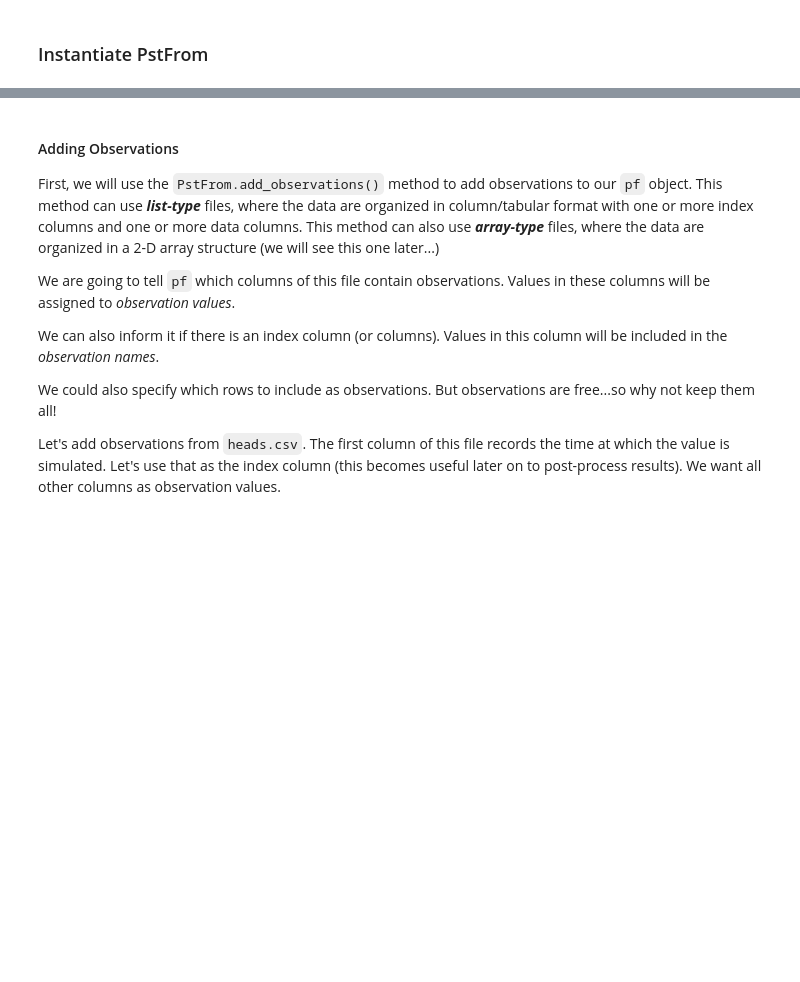
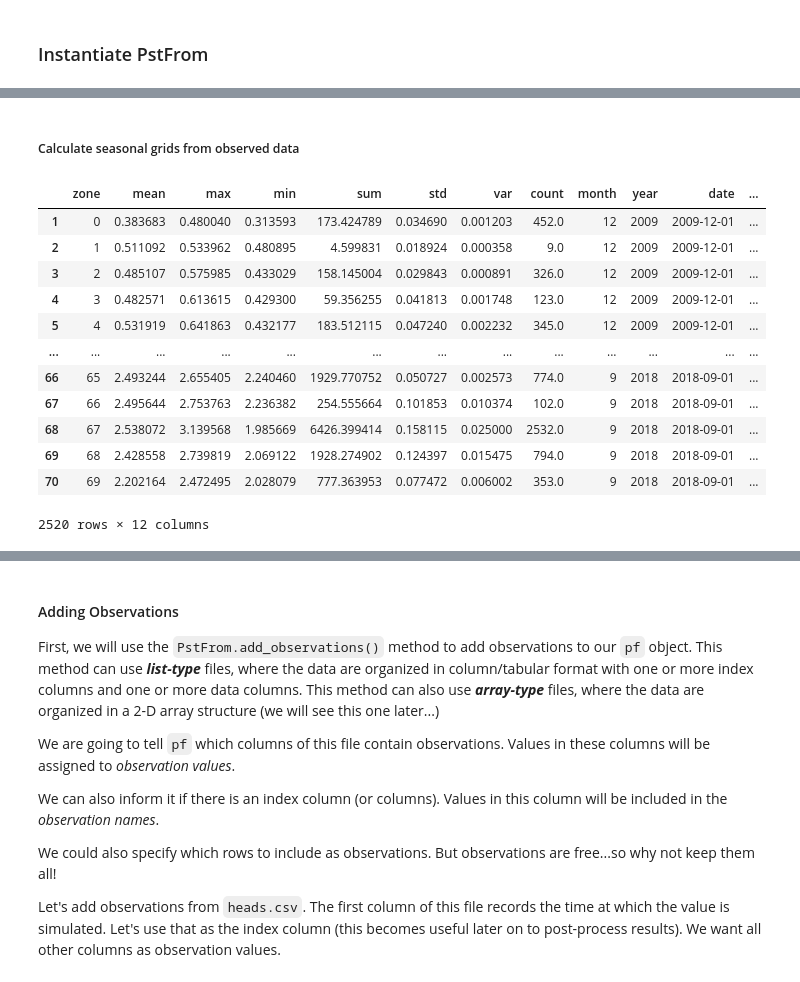
Before and after one commit to smwesten-usgs/swb2_pyemu_pest, a Jupyter notebook: pstfrom_pest_setup/swb_pstfrom_pest_setup.ipynb, the cells around one changed output, grey strips where cells are left out. Drawn from its saved outputs; the diff is of its cells as text; code cells hidden in the pictures; blank space fills up the shorter version.

```diff
--- a/pstfrom_pest_setup/swb_pstfrom_pest_setup.ipynb
+++ b/pstfrom_pest_setup/swb_pstfrom_pest_setup.ipynb
@@ -132,0 +184,2 @@ The values in the *.csv* file were generated by running the model. (***IMPORTANT
+# %% [markdown]
+##### Calculate seasonal grids from observed data
@@ -132,0 +211,16 @@ The values in the *.csv* file were generated by running the model. (***IMPORTANT
+# %%
+df_obs
+# %% [output]
+|  | zone | mean | max | min | sum | std | var | count | month | year | date | ... |
+| 1 | 0 | 0.383683 | 0.480040 | 0.313593 | 173.424789 | 0.034690 | 0.001203 | 452.0 | 12 | 2009 | 2009-12-01 | ... |
+| 2 | 1 | 0.511092 | 0.533962 | 0.480895 | 4.599831 | 0.018924 | 0.000358 | 9.0 | 12 | 2009 | 2009-12-01 | ... |
+| 3 | 2 | 0.485107 | 0.575985 | 0.433029 | 158.145004 | 0.029843 | 0.000891 | 326.0 | 12 | 2009 | 2009-12-01 | ... |
+| 4 | 3 | 0.482571 | 0.613615 | 0.429300 | 59.356255 | 0.041813 | 0.001748 | 123.0 | 12 | 2009 | 2009-12-01 | ... |
+| 5 | 4 | 0.531919 | 0.641863 | 0.432177 | 183.512115 | 0.047240 | 0.002232 | 345.0 | 12 | 2009 | 2009-12-01 | ... |
+| ... | ... | ... | ... | ... | ... | ... | ... | ... | ... | ... | ... | ... |
+| 66 | 65 | 2.493244 | 2.655405 | 2.240460 | 1929.770752 | 0.050727 | 0.002573 | 774.0 | 9 | 2018 | 2018-09-01 | ... |
+| 67 | 66 | 2.495644 | 2.753763 | 2.236382 | 254.555664 | 0.101853 | 0.010374 | 102.0 | 9 | 2018 | 2018-09-01 | ... |
+| 68 | 67 | 2.538072 | 3.139568 | 1.985669 | 6426.399414 | 0.158115 | 0.025000 | 2532.0 | 9 | 2018 | 2018-09-01 | ... |
+| 69 | 68 | 2.428558 | 2.739819 | 2.069122 | 1928.274902 | 0.124397 | 0.015475 | 794.0 | 9 | 2018 | 2018-09-01 | ... |
+| 70 | 69 | 2.202164 | 2.472495 | 2.028079 | 777.363953 | 0.077472 | 0.006002 | 353.0 | 9 | 2018 | 2018-09-01 | ... |
+2520 rows × 12 columns
```
Also changed, not shown: parts of 43 cells of this notebook, 3 other files.
